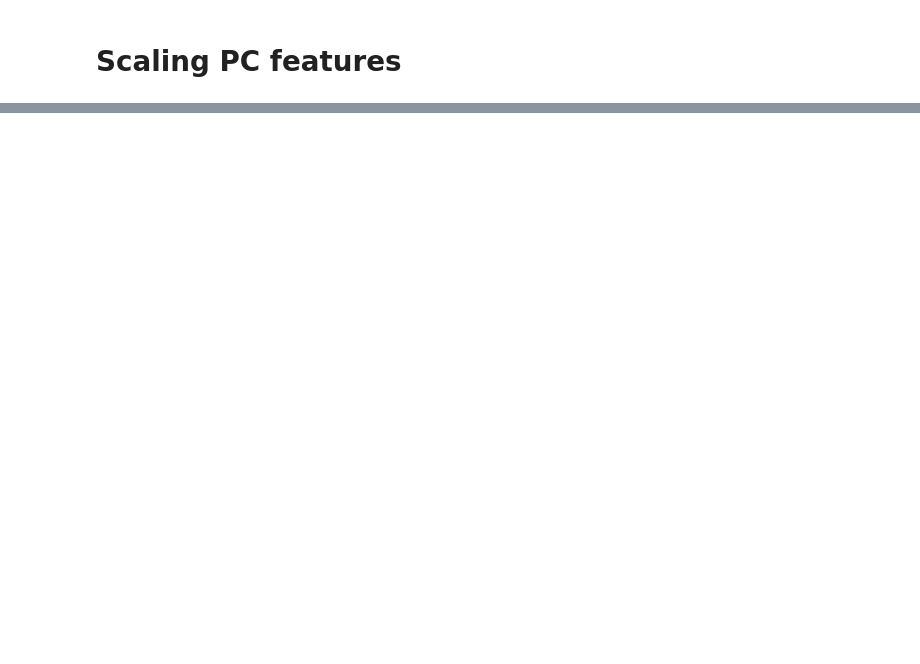
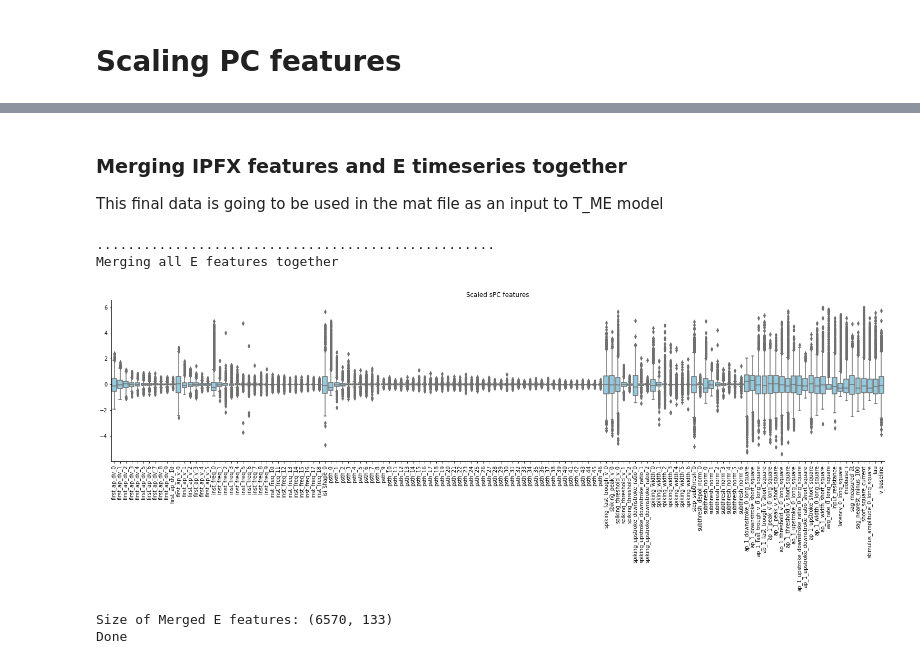
Before and after one commit to AllenInstitute/cplAE_MET, a Jupyter notebook: cplAE_MET/notebooks/data_proc_E.ipynb, the cells around one changed output, grey strips where cells are left out. Cells and saved outputs as stored; diff of their text form; code cells hidden in the pictures; blank space fills up the shorter version.

```diff
--- a/cplAE_MET/notebooks/data_proc_E.ipynb
+++ b/cplAE_MET/notebooks/data_proc_E.ipynb
@@ -349,0 +268,20 @@ plt.show()
+# %%
+print("...................................................")
+print("Loading ipfx features")
+ipfx = pd.read_csv(pth['ipfx_features'])
+
+# Rohan used and suggested to use these features
+keep_ipfx_features_bioarxiv = ['ap_1_threshold_v_short_square', 'ap_1_peak_v_short_square', 'ap_1_upstroke_short_square', 'ap_1_downstroke_short_square',
+'ap_1_upstroke_downstroke_ratio_short_square', 'ap_1_width_short_square', 'ap_1_fast_trough_v_short_square', 'short_square_current', 'input_resistance',
+'tau', 'v_baseline', 'sag_nearest_minus_100', 'sag_measured_at', 'rheobase_i', 'ap_1_threshold_v_0_long_square', 'ap_1_peak_v_0_long_square',
+'ap_1_upstroke_0_long_square', 'ap_1_downstroke_0_long_square', 'ap_1_upstroke_downstroke_ratio_0_long_square', 'ap_1_width_0_long_square',
+'ap_1_fast_trough_v_0_long_square', 'avg_rate_0_long_square', 'latency_0_long_square', 'stimulus_amplitude_0_long_square', "specimen_id"]
+
+ipfx = ipfx[keep_ipfx_features_bioarxiv]
+
+df = ipfx.melt(value_vars=ipfx[[c for c in ipfx.columns if c != "specimen_id"]])
+sns.catplot(x="variable", y="value",kind='box', data=df, palette=sns.color_palette(["coral"]),aspect=2.4)
+ax = plt.gca()
+ax.set(**{'title':'IPFX features','xlabel':'','ylabel':''})
+ax.set_xticklabels(ax.get_xticklabels(),rotation=90)
+plt.show()
@@ -349,0 +325,34 @@ plt.show()
+# %% [markdown]
+### Merging IPFX features and E timeseries together
+
+This final data is going to be used in the mat file as an input to T_ME model
+# %%
+print("...................................................")
+print("Merging all E features together")
+
+data_frames = [Scaled_PCs, ipfx_norm]
+df_merged = reduce(lambda left, right: pd.merge(left, right, on=['specimen_id'], how='inner'), data_frames)
+df_merged['specimen_id'] = df_merged['specimen_id'].astype(np.int64)
+df_merged = df_merged.merge(pd.DataFrame(specimen_ids, columns=["specimen_id"]), on="specimen_id", how='right')
+
+# Make sure the order is the same as th
+df_merged = df_merged.set_index('specimen_id')
+df_merged = df_merged.loc[specimen_ids].reset_index()
+df_merged.to_csv(pth['e_output'], index=False)
+
+f = df_merged
+df = f.melt(value_vars=f[[c for c in f.columns if c != "specimen_id"]])
+sns.catplot(x="variable", y="value", kind='box', data=df, palette=sns.color_palette(["skyblue"]), aspect=4.4)
+ax = plt.gca()
+ax.set(**{'title': 'Scaled sPC features', 'xlabel': '', 'ylabel': ''})
+ax.set_xticklabels(ax.get_xticklabels(), rotation=90)
+plt.show()
+
+print("Size of Merged E features:", df_merged.shape)
+print("Done")
+# %% [output]
+...................................................
+Merging all E features together
+[figure, added]
+Size of Merged E features: (6570, 133)
+Done
```
Also changed, not shown: parts of 64 cells of this notebook.
